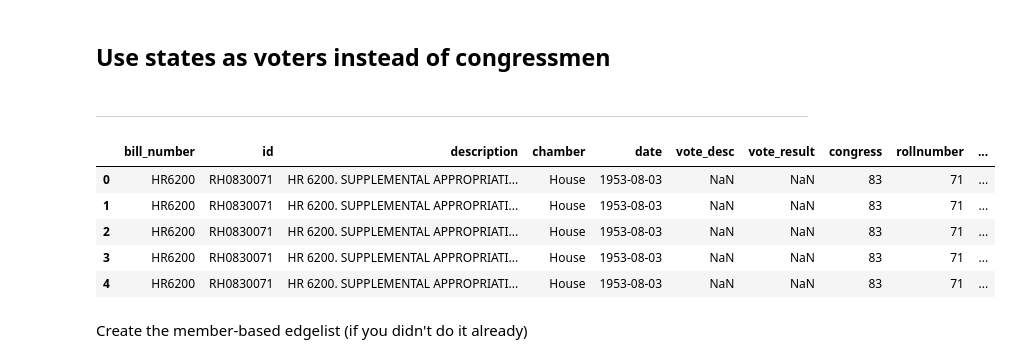
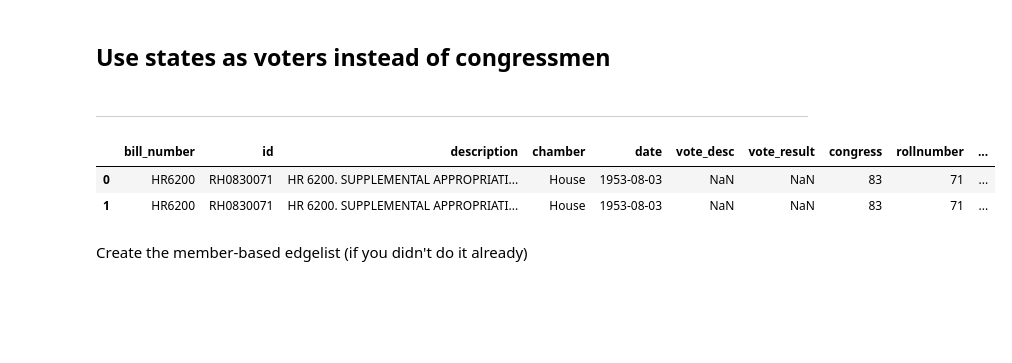
Before and after one commit to LeonardoAgasso/USA_Congress_SigNet, a Jupyter notebook: notebooks/statebased_frustrind_analysis.v2.ipynb, the cells around one changed output. Drawn from its saved outputs; the diff is of its cells as text; code cells hidden in the pictures; blank space fills up the shorter version.

```diff
--- a/notebooks/statebased_frustrind_analysis.v2.ipynb
+++ b/notebooks/statebased_frustrind_analysis.v2.ipynb
@@ -48,14 +48,11 @@ congress_prova['state_abbrev'] = congress_prova['icpsr'].map(members2state_dic)
 congress_prova['code_district'] = congress_prova['icpsr'].map(members2state_dic)
 congress_prova['member_party_name'] = congress_prova['icpsr'].map(members_party_dict)
 # %%
-congress_prova.head()
+congress_prova.head(2)
 # %% [output]
 |  | bill_number | id | description | chamber | date | vote_desc | vote_result | congress | rollnumber | ... |
 | 0 | HR6200 | RH0830071 | HR 6200. SUPPLEMENTAL APPROPRIATI... | House | 1953-08-03 | NaN | NaN | 83 | 71 | ... |
 | 1 | HR6200 | RH0830071 | HR 6200. SUPPLEMENTAL APPROPRIATI... | House | 1953-08-03 | NaN | NaN | 83 | 71 | ... |
-| 2 | HR6200 | RH0830071 | HR 6200. SUPPLEMENTAL APPROPRIATI... | House | 1953-08-03 | NaN | NaN | 83 | 71 | ... |
-| 3 | HR6200 | RH0830071 | HR 6200. SUPPLEMENTAL APPROPRIATI... | House | 1953-08-03 | NaN | NaN | 83 | 71 | ... |
-| 4 | HR6200 | RH0830071 | HR 6200. SUPPLEMENTAL APPROPRIATI... | House | 1953-08-03 | NaN | NaN | 83 | 71 | ... |
 # %% [markdown]
 Create the member-based edgelist (if you didn't do it already)
 # %%
```
Also changed, not shown: parts of 7 cells of this notebook.
